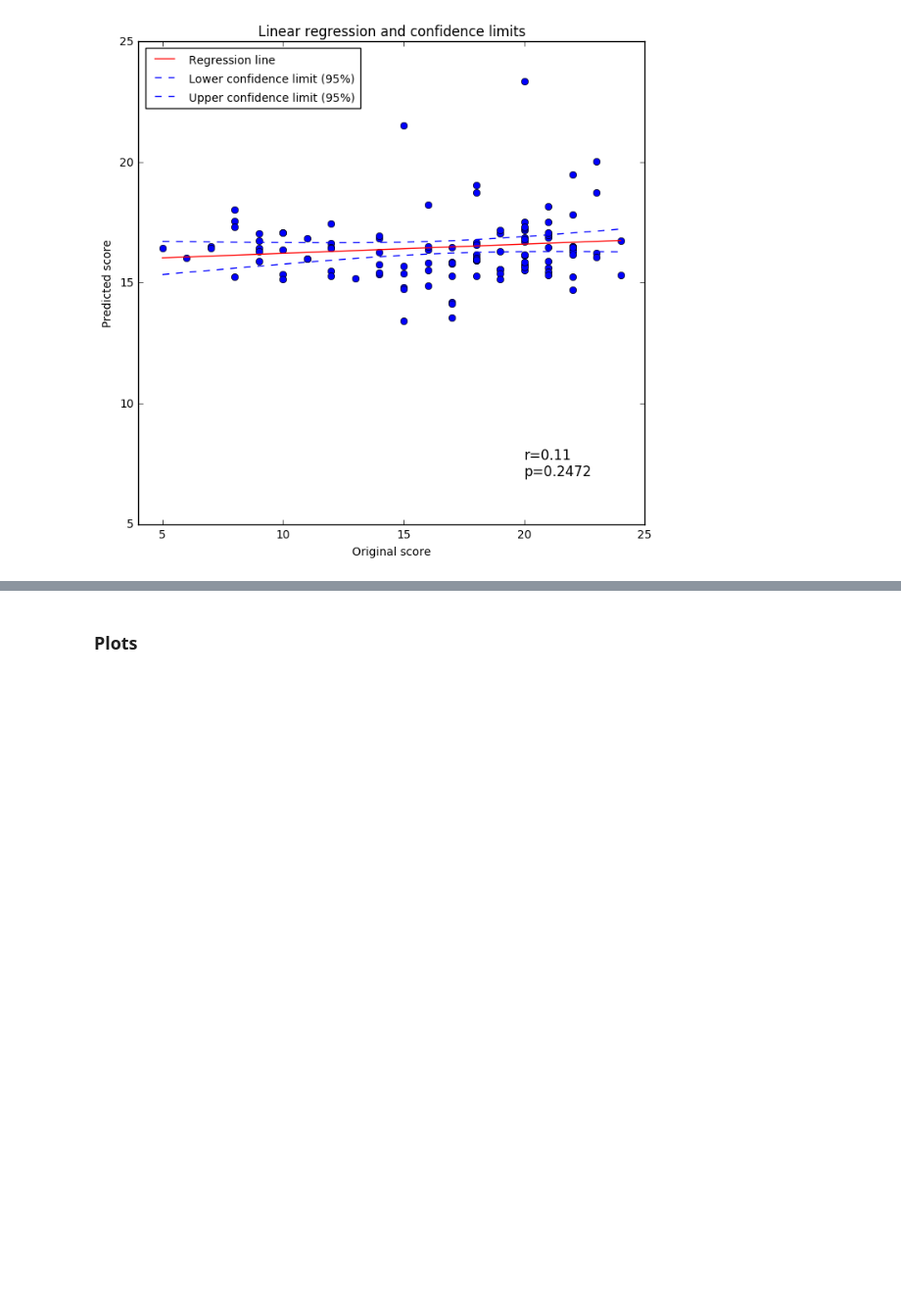
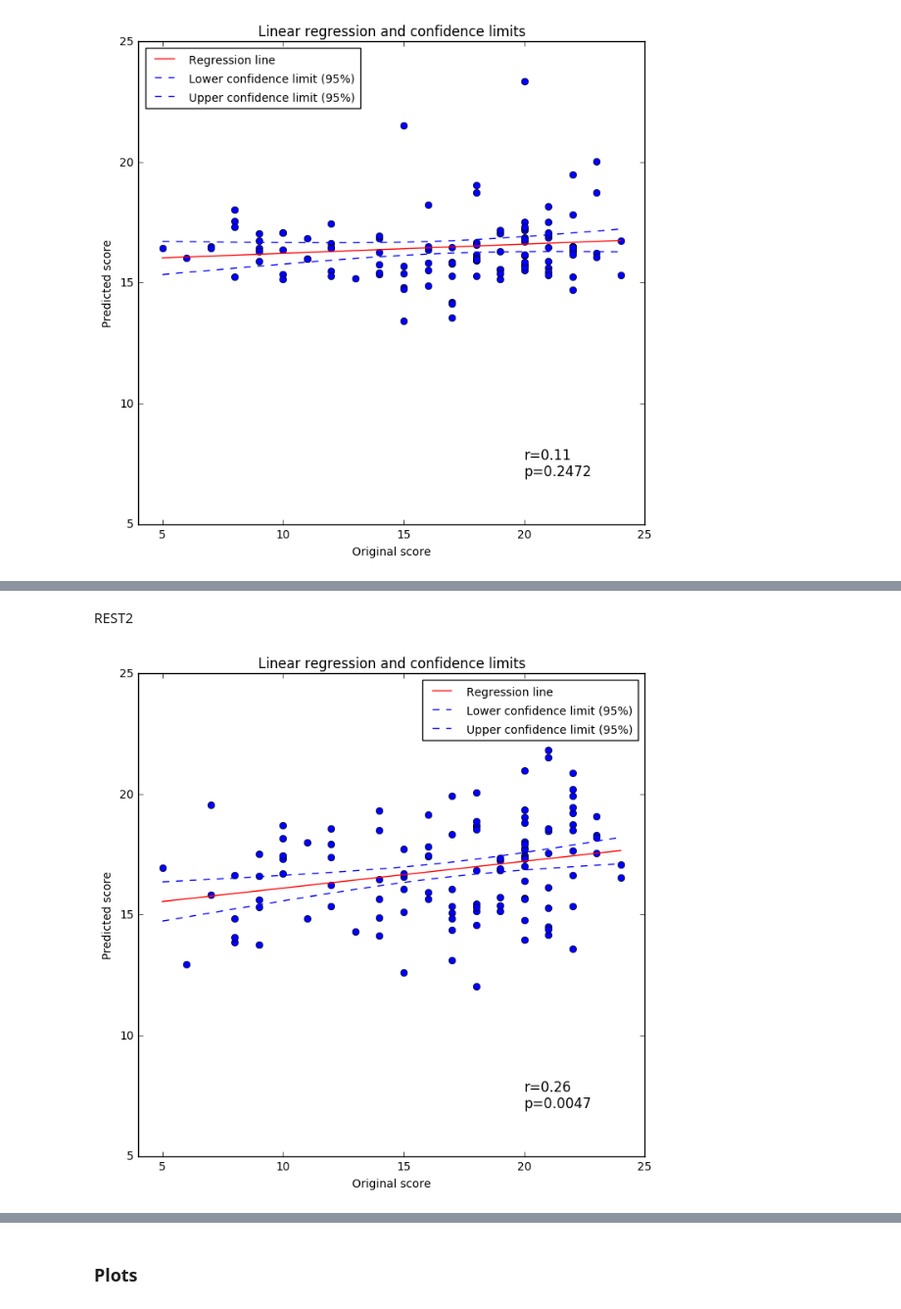
Before and after one commit to paola-g/fc_reproducibility, a Jupyter notebook: python/pipelineCustom.ipynb, the cells around one changed output, grey strips where cells are left out. Shown at 98% size. Drawn from its saved outputs; the diff is of its cells as text; code cells hidden in the pictures; blank space fills up the shorter version.

```diff
--- a/python/pipelineCustom.ipynb
+++ b/python/pipelineCustom.ipynb
@@ -1498,0 +1598,78 @@ plt.show()
+# %% [markdown]
+REST2
+# %%
+x = np.ravel(gF)
+y = np.ravel(predictions_pos)
+
+
+# fit a curve to the data using a least squares 1st order polynomial fit
+z = np.polyfit(x,y,1)
+
+p = np.poly1d(z)
+fit = p(x)
+
+# get the coordinates for the fit curve
+c_x = [np.min(x),np.max(x)]
+c_y = p(c_x)
+
+# predict y values of origional data using the fit
+p_y = z[0] * x + z[1]
+
+# calculate the y-error (residuals)
+y_err = y - p_y
+
+# create series of new test x-values to predict for
+p_x = np.arange(np.min(x),np.max(x)+1,1)
+
+# now calculate confidence intervals for new test x-series
+mean_x = np.mean(x)         # mean of x
+n = len(x)              # number of samples in origional fit
+DF = n_subj - z.size                            # degrees of freedom
+t = stats.t.ppf(0.95, DF)           # used for CI and PI bands
+s_err = np.sum(np.power(y_err,2))   # sum of the squares of the residuals
+
+#confs = t * np.sqrt((s_err/(n-2))*(1.0/n + (np.power((p_x-mean_x),2)/((np.sum(np.power(x,2)))-n*(np.power(mean_x,2))))))
+confs = t * np.sqrt((s_err/(n-2)) * (1.0/n + (np.power((p_x-mean_x),2)/(np.sum(np.power(x - mean_x,2))))))
+# now predict y based on test x-values
+p_y = z[0]*p_x+z[1]
+
+# get lower and upper confidence limits based on predicted y and confidence intervals
+lower = p_y - abs(confs)
+upper = p_y + abs(confs)
+
+# set-up the plot
+plt.subplots(figsize=(8,8))
+plt.axes().set_aspect('equal')
+plt.xlabel('Original score')
+plt.ylabel('Predicted score')
+plt.title('Linear regression and confidence limits')
+
+# plot sample data
+plt.plot(x,y,'bo')
+
+# plot line of best fit
+plt.plot(c_x,c_y,'r-',label='Regression line')
+
+# plot confidence limits
+plt.plot(p_x,lower,'b--',label='Lower confidence limit (95%)')
+plt.plot(p_x,upper,'b--',label='Upper confidence limit (95%)')
+
+# set coordinate limits
+plt.xlim(4,25)
+plt.ylim(5,25)
+
+# configure legend
+plt.legend(loc=0)
+leg = plt.gca().get_legend()
+ltext = leg.get_texts()
+plt.setp(ltext, fontsize=10)
+
+# add text
+rho,p = stats.pearsonr(np.ravel(predictions_pos),np.squeeze(gF))
+s = 'r={:0.2f}\np={:1.4f}'.format(rho,p)
+plt.text(20, 7, s, fontsize=12)
+
+# show the plot
+plt.show()
+# %% [output]
+[figure, added]
```
Also changed, not shown: parts of 10 cells of this notebook.
